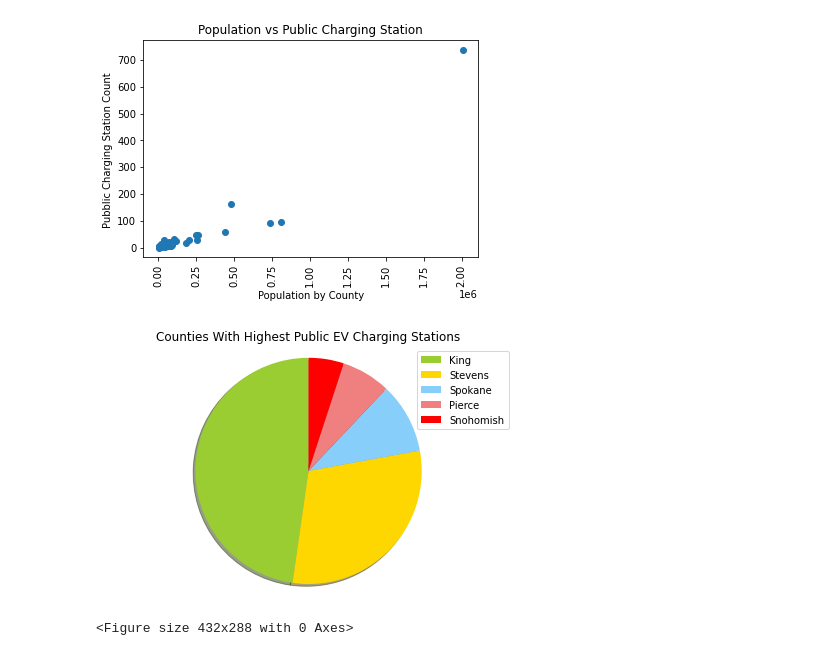
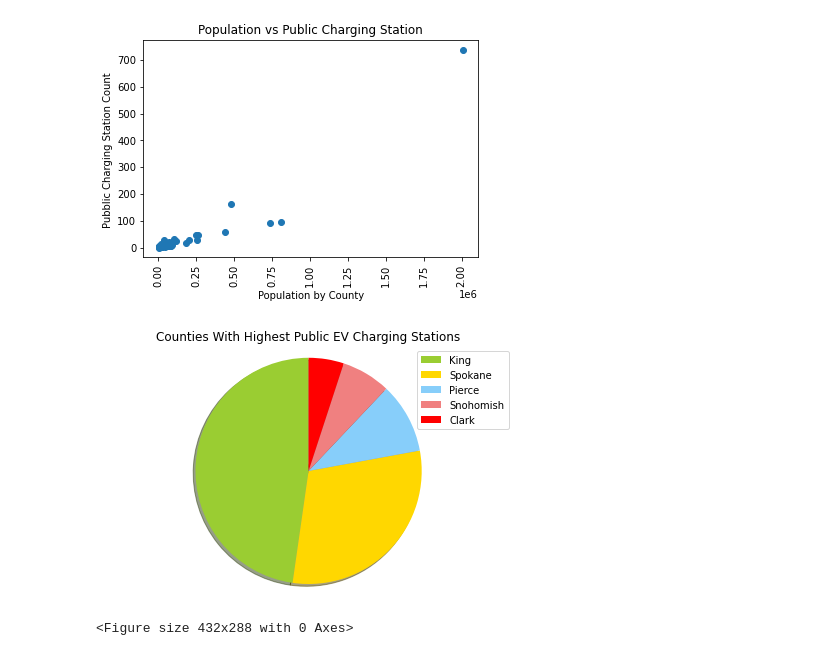
Before and after one commit to fbarillas08/Electric-Vehicles-in-WashingtonState, a Jupyter notebook: ev_efficienciency_data.ipynb, the cells around one changed output. Cells and saved outputs as stored; diff of their text form; code cells hidden in the pictures.

```diff
--- a/ev_efficienciency_data.ipynb
+++ b/ev_efficienciency_data.ipynb
@@ -194,17 +159,17 @@ plt.show()
 # %%
 
 # Top Five Counties With Public Charging Stations
-labels = ['King', 'Stevens', 'Spokane', 'Pierce','Snohomish']
+labels = ['King', 'Spokane', 'Pierce', 'Snohomish','Clark']
 sizes = [47.5, 30.0, 10.0, 7.0, 5.0]
 colors = ['yellowgreen', 'gold', 'lightskyblue', 'lightcoral','red']
 patches, texts = plt.pie(sizes, colors=colors, shadow=True, startangle=90,)
 plt.legend(patches, labels, loc="best")
 plt.title("Counties With Highest Public EV Charging Stations")
 plt.axis('equal')
 plt.tight_layout()
 plt.show()
 # %% [output]
-[figure, old version]
+[figure, new version]
 # %%
 #Dont forget to save as PNG !!!!!!!!
 plt.savefig("pieplot.png")
```
Also changed, not shown: parts of 2 cells of this notebook.
